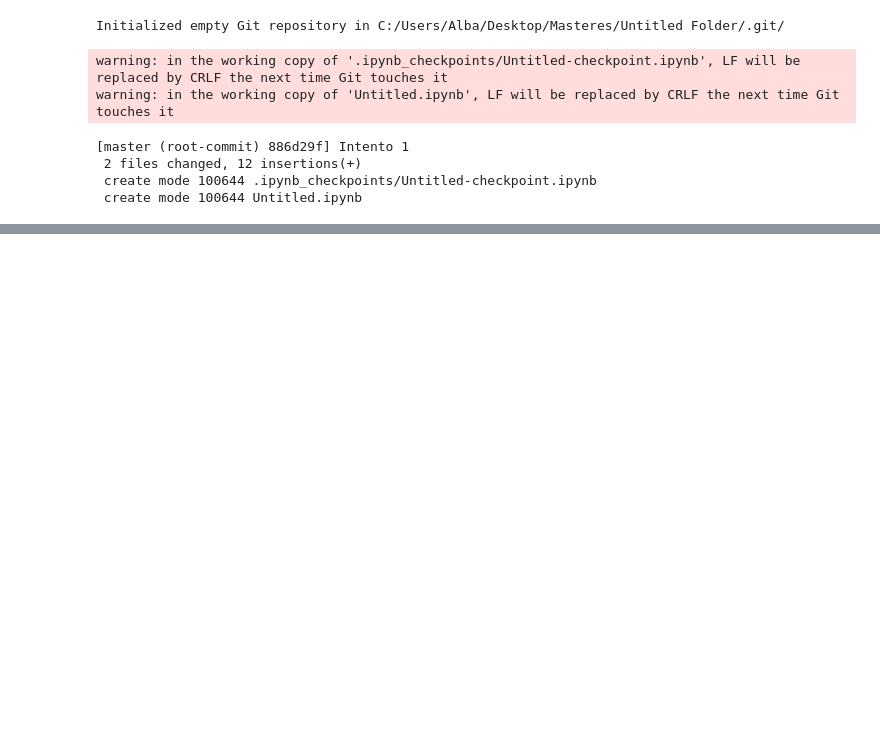
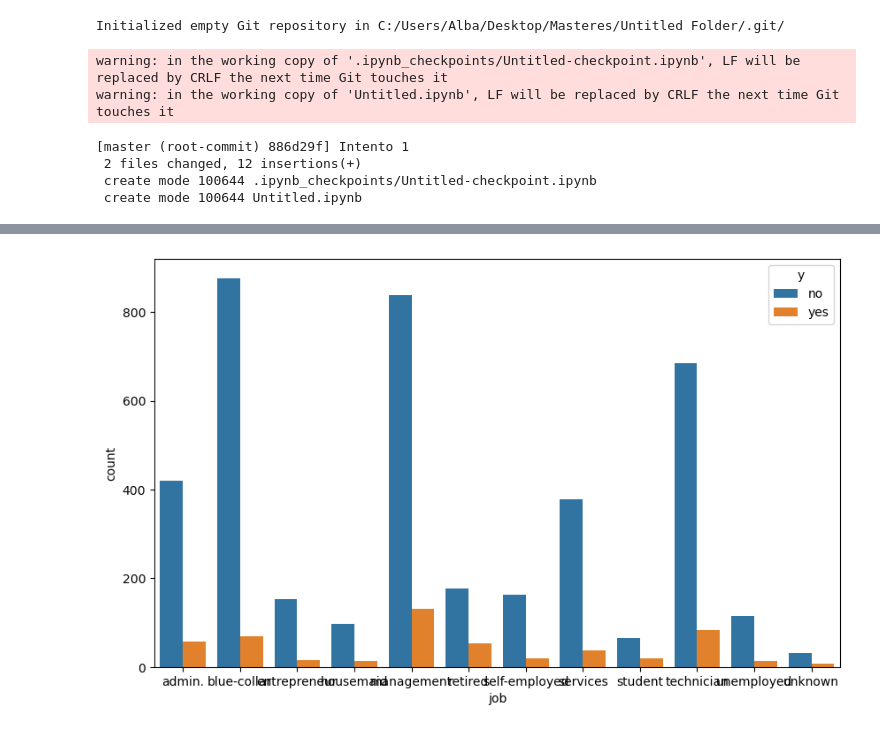
Before and after one commit to albagomezz/Pruebas, a Jupyter notebook: Untitled.ipynb, the cells around one changed output, grey strips where cells are left out. Cells and saved outputs as stored; diff of their text form; code cells hidden in the pictures; blank space fills up the shorter version.

```diff
--- a/Untitled.ipynb
+++ b/Untitled.ipynb
@@ -18,0 +129,10 @@ warning: in the working copy of 'Untitled.ipynb', LF will be replaced by CRLF th
+# %%
+# Agrupamos por 'job' y sumamos 'y'
+a = data.groupby(['job', 'y']).size().reset_index(name='count')
+
+# Crear el gráfico de barras
+plt.figure(figsize=(10, 6))
+sns.barplot(x='job', y='count', hue='y', data=a)
+plt.show()
+# %% [output]
+[figure, added]
```
Also changed, not shown: parts of 20 cells of this notebook, 4 other files.
